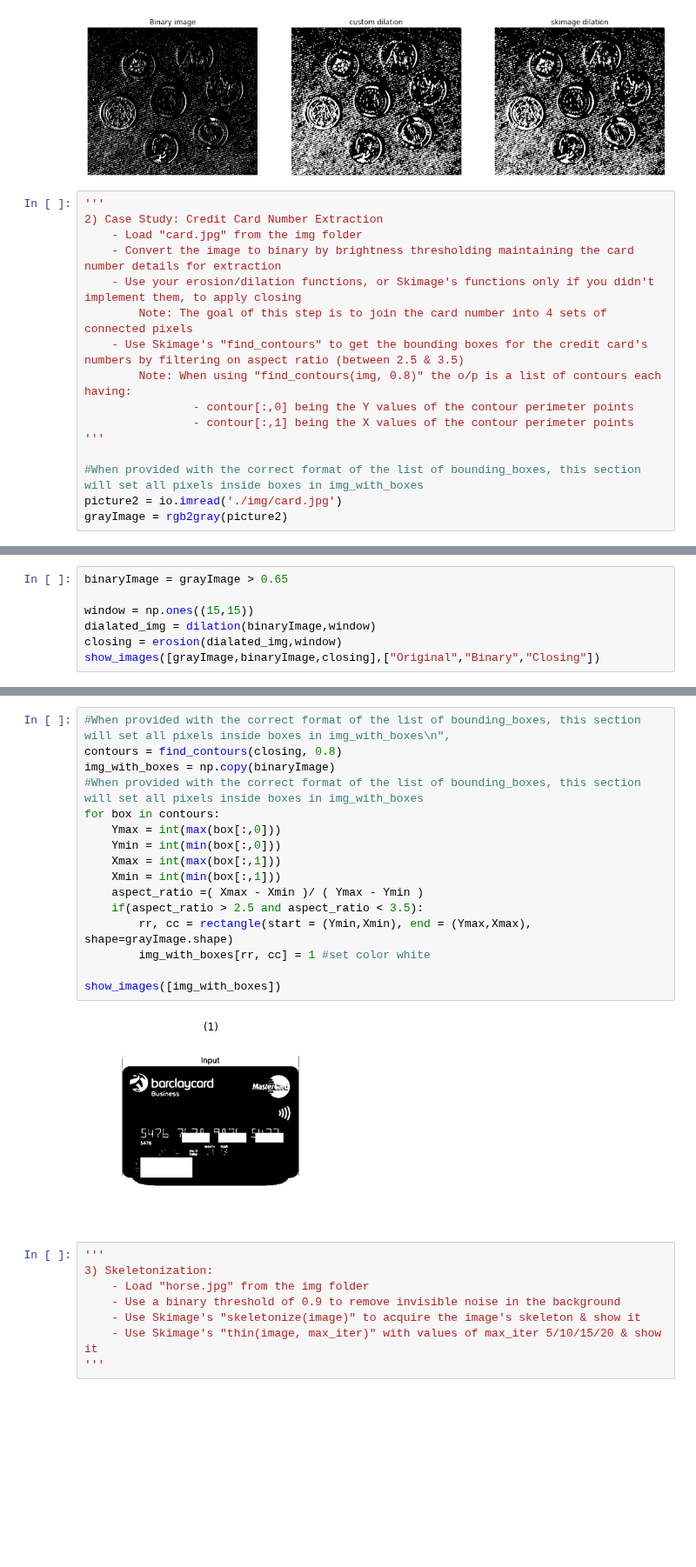
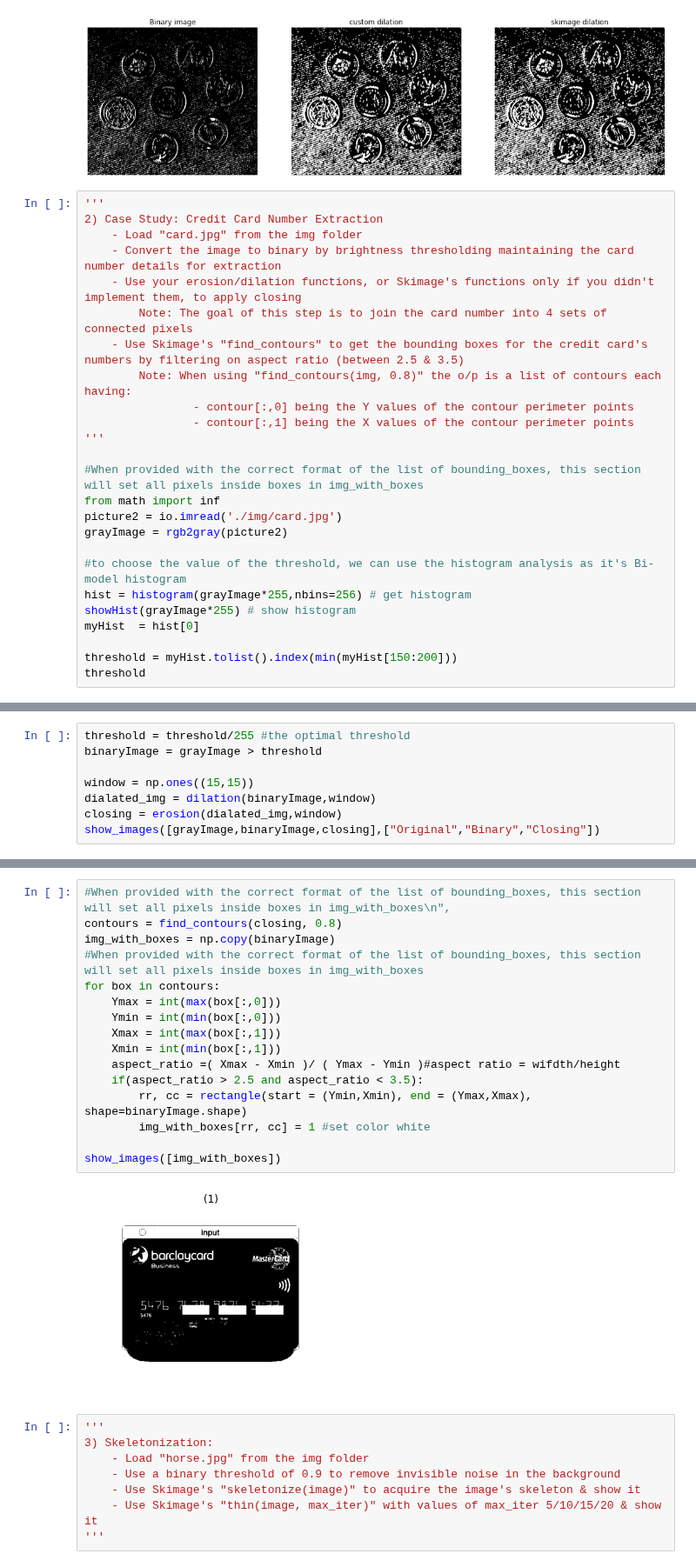
Before and after one commit to EngPeterAtef/ImageProcessing_Labs, a Jupyter notebook: Lab6_Morphology/lab-Morphology-STD.ipynb, the cells around one changed output, grey strips where cells are left out. Shown at 87% size. Saved outputs shown, nothing was run; the diff lists cells and outputs as text; blank space fills up the shorter version.

Commit message:
calculating the best threshold

```diff
--- a/Lab6_Morphology/lab-Morphology-STD.ipynb
+++ b/Lab6_Morphology/lab-Morphology-STD.ipynb
@@ -87,5 +90,14 @@ show_images([binaryImage,my_dilation,sk_dilation],['Binary image','custom dilati
 '''
 
 #When provided with the correct format of the list of bounding_boxes, this section will set all pixels inside boxes in img_with_boxes
+from math import inf
 picture2 = io.imread('./img/card.jpg')
 grayImage = rgb2gray(picture2)
+
+#to choose the value of the threshold, we can use the histogram analysis as it's Bi-model histogram
+hist = histogram(grayImage*255,nbins=256) # get histogram
+showHist(grayImage*255) # show histogram
+myHist  = hist[0]
+
+threshold = myHist.tolist().index(min(myHist[150:200]))
+threshold
@@ -92,5 +107,6 @@ grayImage = rgb2gray(picture2)
 # %%
-binaryImage = grayImage > 0.65
+threshold = threshold/255 #the optimal threshold
+binaryImage = grayImage > threshold
 
 window = np.ones((15,15))
 dialated_img = dilation(binaryImage,window)
@@ -101,21 +117,21 @@ show_images([grayImage,binaryImage,closing],["Original","Binary","Closing"])
 # %%
 #When provided with the correct format of the list of bounding_boxes, this section will set all pixels inside boxes in img_with_boxes\n",
 contours = find_contours(closing, 0.8)
 img_with_boxes = np.copy(binaryImage)
 #When provided with the correct format of the list of bounding_boxes, this section will set all pixels inside boxes in img_with_boxes
 for box in contours:
     Ymax = int(max(box[:,0]))
     Ymin = int(min(box[:,0]))
     Xmax = int(max(box[:,1]))
     Xmin = int(min(box[:,1]))
-    aspect_ratio =( Xmax - Xmin )/ ( Ymax - Ymin )
+    aspect_ratio =( Xmax - Xmin )/ ( Ymax - Ymin )#aspect ratio = wifdth/height
     if(aspect_ratio > 2.5 and aspect_ratio < 3.5):
-        rr, cc = rectangle(start = (Ymin,Xmin), end = (Ymax,Xmax), shape=grayImage.shape)
+        rr, cc = rectangle(start = (Ymin,Xmin), end = (Ymax,Xmax), shape=binaryImage.shape)
         img_with_boxes[rr, cc] = 1 #set color white
 
 show_images([img_with_boxes])
 # %% [output]
-[figure, old version]
+[figure, new version]
 # %%
 '''
 3) Skeletonization:
```
Also changed, not shown: parts of 4 cells of this notebook, 1 other file.
